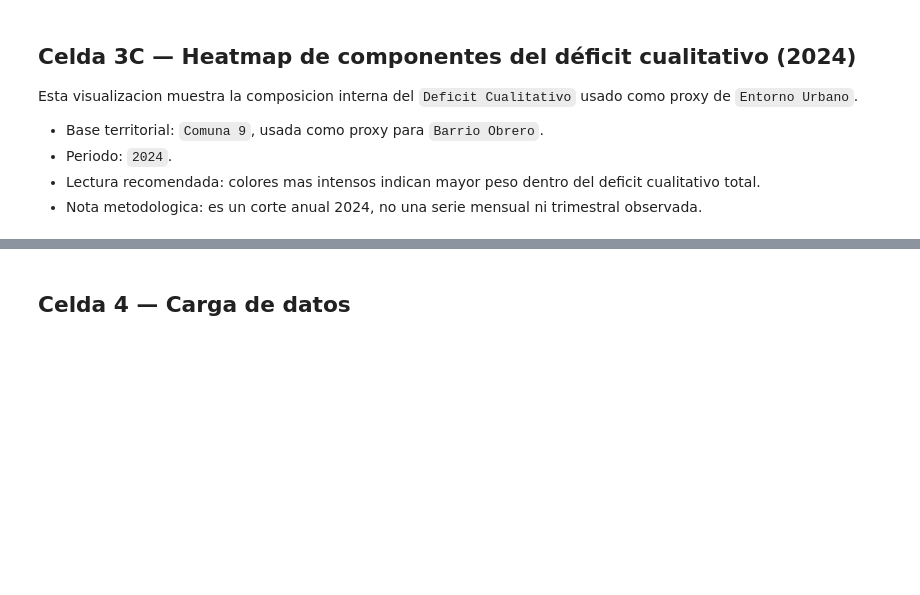
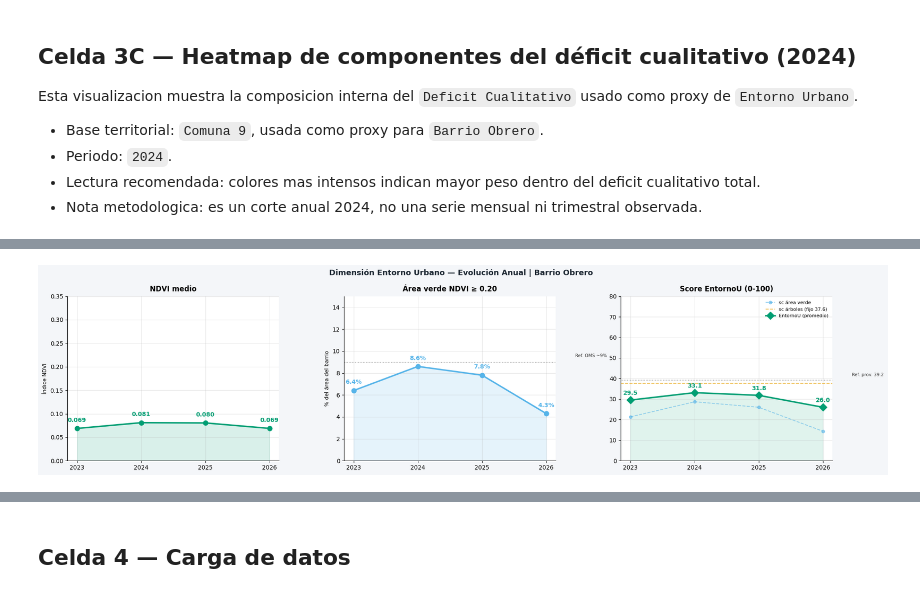
Before and after one commit to Pabandres85/Itt_repos_cali, a Jupyter notebook: notebooks/03_itt_barrio_obrero.ipynb, the cells around one changed output, grey strips where cells are left out. Saved outputs shown, nothing was run; the diff lists cells and outputs as text; code cells hidden in the pictures; blank space fills up the shorter version.

```diff
--- a/notebooks/03_itt_barrio_obrero.ipynb
+++ b/notebooks/03_itt_barrio_obrero.ipynb
@@ -396,0 +624,77 @@ No hay fila de Comuna 9 cargada desde el Excel de referencia.
+# %%
+# ── Celda EU-4 (reemplazo): 3 indicadores Entorno Urbano en una sola figura ───
+fig, axes = plt.subplots(1, 3, figsize=(20, 5), facecolor=BG)
+fig.suptitle('Dimensión Entorno Urbano — Evolución Anual | Barrio Obrero',
+             fontsize=13, fontweight='bold', color='#1B2631')
+
+df_e = df_eu.set_index('año').reindex(ANIOS)
+x    = list(range(len(ANIOS)))
+
+# ── Panel 1: NDVI medio ───────────────────────────────────────────────────────
+ax = axes[0]; ax.set_facecolor('white')
+vals = df_e['ndvi_mean'].values.astype(float)
+ymax = max(0.35, float(np.nanmax(vals)) * 1.35) if not np.all(np.isnan(vals)) else 0.35
+ax.plot(x, vals, color=OKI_VERDE, linewidth=2.5, marker='o', markersize=8, zorder=3)
+ax.fill_between(x, vals, alpha=0.15, color=OKI_VERDE)
+for xi, v in zip(x, vals):
+    if not np.isnan(v):
+        ax.text(xi, v + ymax * 0.04, f'{v:.3f}',
+                ha='center', fontsize=10, fontweight='bold', color=OKI_VERDE)
+ax.set_xticks(x); ax.set_xticklabels(ANIOS)
+ax.set_ylim(0, ymax)
+ax.set_ylabel('Índice NDVI', fontsize=9)
+ax.set_title('NDVI medio', fontweight='bold', pad=8)
+ax.spines[['top', 'right']].set_visible(False)
+
+# ── Panel 2: % área verde ─────────────────────────────────────────────────────
+ax = axes[1]; ax.set_facecolor('white')
+vals = df_e['pct_verde'].values.astype(float)
+ymax = max(15, float(np.nanmax(vals)) * 1.40) if not np.all(np.isnan(vals)) else 15
+ax.plot(x, vals, color=OKI_AZUL_C, linewidth=2.5, marker='o', markersize=8, zorder=3)
+ax.fill_between(x, vals, alpha=0.15, color=OKI_AZUL_C)
+for xi, v in zip(x, vals):
+    if not np.isnan(v):
+        ax.text(xi, v + ymax * 0.04, f'{v:.1f}%',
+                ha='center', fontsize=10, fontweight='bold', color=OKI_AZUL_C)
+# Referencia OMS: 9 m²/hab → aprox 9% para zona densa (línea de contexto)
+ax.axhline(9, color=OKI_GRIS, linewidth=1.0, linestyle=':', alpha=0.6)
+ax.text(len(x) - 0.05, 9 + ymax * 0.03, 'Ref. OMS ~9%',
+        fontsize=7.5, color=OKI_GRIS, ha='right')
+ax.set_xticks(x); ax.set_xticklabels(ANIOS)
+ax.set_ylim(0, ymax)
+ax.set_ylabel('% del área del barrio', fontsize=9)
+ax.set_title('Área verde NDVI ≥ 0.20', fontweight='bold', pad=8)
+ax.spines[['top', 'right']].set_visible(False)
+
+# ── Panel 3: Score EntornoU con componentes ───────────────────────────────────
+ax = axes[2]; ax.set_facecolor('white')
+sc_eu  = df_e['score_entorno_u'].values.astype(float)
+sc_v   = df_e['score_verde'].values.astype(float)
+
+ax.plot(x, sc_v,
+        color=OKI_AZUL_C, linewidth=1.4, linestyle='--', marker='o',
+        markersize=5, alpha=0.6, label='sc área verde', zorder=2)
+ax.axhline(score_arboles_fijo, color=OKI_NARANJA, linewidth=1.4,
+           linestyle='--', alpha=0.6,
+           label=f'sc árboles (fijo {score_arboles_fijo})')
+ax.plot(x, sc_eu, color=OKI_VERDE, linewidth=2.5, marker='D',
+        markersize=9, label='EntornoU (promedio)', zorder=3)
+ax.fill_between(x, sc_eu, alpha=0.12, color=OKI_VERDE)
+for xi, v in zip(x, sc_eu):
+    if not np.isnan(v):
+        ax.text(xi, v + 2.5, f'{v:.1f}', ha='center', fontsize=10,
+                fontweight='bold', color=OKI_VERDE)
+ax.axhline(39.2, color=OKI_GRIS, linewidth=1.0, linestyle=':', alpha=0.6)
+ax.text(len(x) - 0.05, 39.2 + 2, 'Ref. prov. 39.2',
+        fontsize=7.5, color=OKI_GRIS, ha='right')
+ax.set_xticks(x); ax.set_xticklabels(ANIOS)
+ax.set_ylim(0, 80)
+ax.set_title('Score EntornoU (0-100)', fontweight='bold', pad=8)
+ax.legend(fontsize=8, frameon=False, loc='upper right')
+ax.spines[['top', 'right']].set_visible(False)
+
+plt.tight_layout()
+plt.savefig('itt_obrero_entorno_evolucion.png', dpi=150, bbox_inches='tight', facecolor=BG)
+plt.show()
+# %% [output]
+[figure, added]
```
Also changed, not shown: parts of 10 cells of this notebook.
